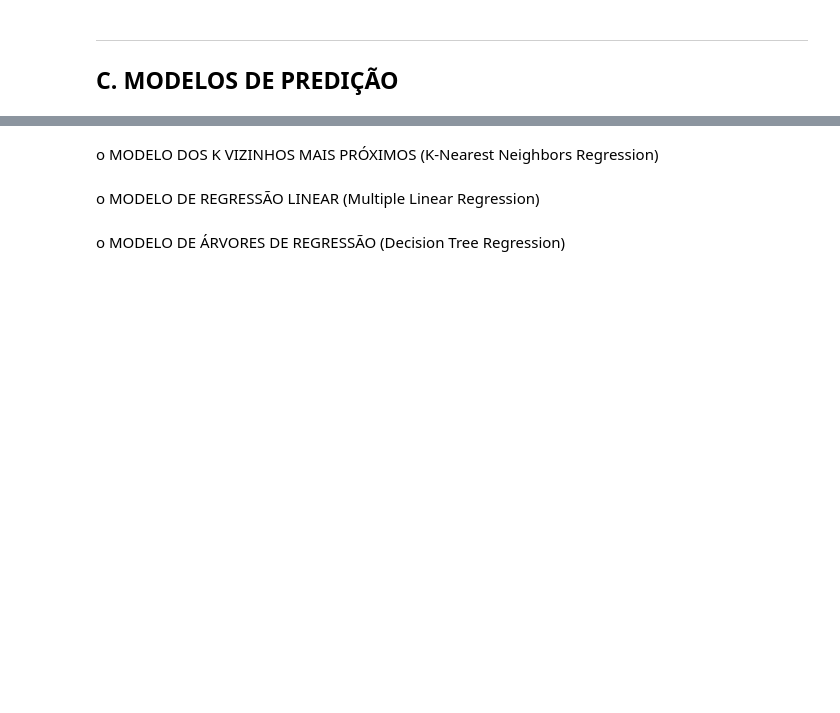
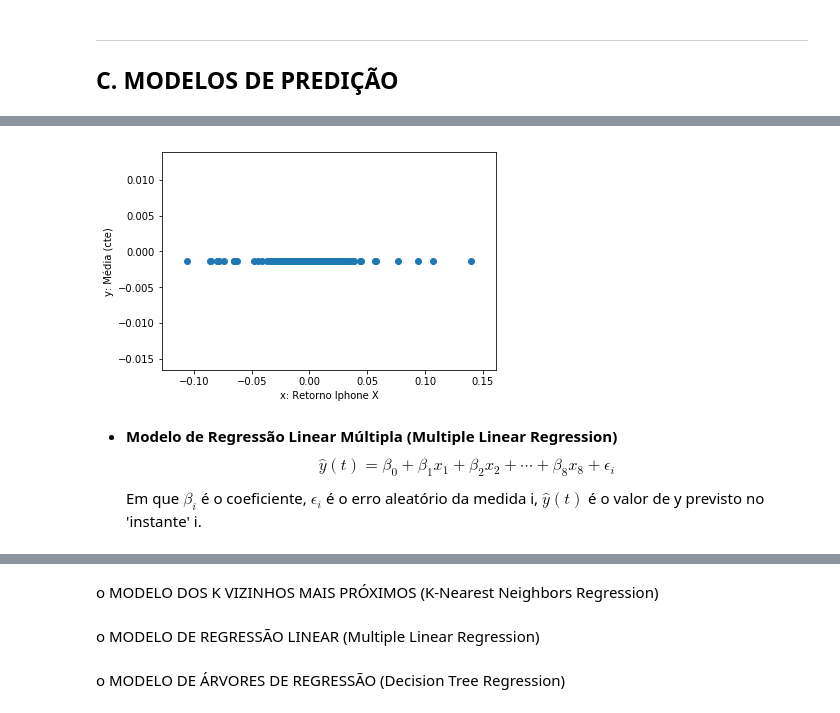
Before and after one commit to gabrielmf1/DP-P3, a Jupyter notebook: Projeto3.ipynb, the cells around one changed output, grey strips where cells are left out. Drawn from its saved outputs; the diff is of its cells as text; code cells hidden in the pictures; blank space fills up the shorter version.

```diff
--- a/Projeto3.ipynb
+++ b/Projeto3.ipynb
@@ -163,3 +229,16 @@ retorno.head()
+# %%
+# colRes = Coluna Resposta (Dependente)
+colRes = 'Iphone X'
+
+# colExp = Lista de Colunas Explicativas (Independentes)
+colExp = list(treino.columns)
+colExp.remove(colRes)
+
+# dataframe Resposta
+dfRes = treino.loc[:,[colRes]]
+
+# dataframe variáveis Explicativas (Dataframe)
+dfExp = treino.loc[:,colExp]
 # %% [markdown]
 ### ANÁLISE DESCRITIVA
 # %% [markdown]
@@ -171,0 +321,7 @@ o MODELO DE PREDIÇÃO PELA MÉDIA (Sem uso de variável explicativa).
+# %%
+x_1 = sm.add_constant(dfRes) #Adiciona uma coluna de com 1 tabela com a variável X
+y_1 = [np.mean(dfRes)] * len(treino) #lista com o mesmo nº de média que o comprimento do treino
+
+model = sm.OLS(y_1,x_1)
+results = model.fit()
+results.summary()
@@ -171,0 +348,10 @@ o MODELO DE PREDIÇÃO PELA MÉDIA (Sem uso de variável explicativa).
+# %%
+plt.scatter(dfRes,y_1);
+plt.xlabel("x: Retorno Iphone X");
+plt.ylabel("y: Média (cte)");
+# %% [output]
+[figure, added]
+# %% [markdown]
+* __Modelo de Regressão Linear Múltipla (Multiple Linear Regression)__<br>
+$$\hat{y}(t)=\beta_{0}+ \beta_{1}x_{1}+ \beta_{2}x_{2} + \cdots + \beta_{8}x_{8}+ \epsilon_{i}$$
+Em que $\beta_{i}$ é o coeficiente, $\epsilon_{i}$ é o erro aleatório da medida i, $\hat{y}(t)$ é o valor de y previsto no 'instante' i.
```
Also changed, not shown: parts of 44 cells of this notebook, 1 other file.
